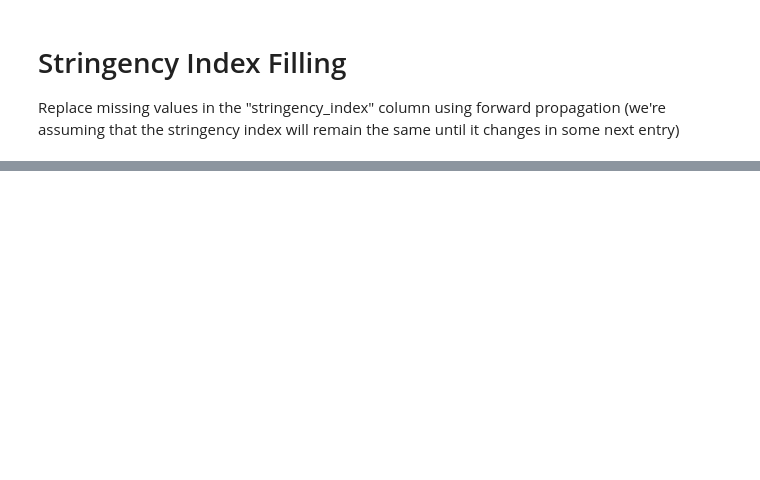
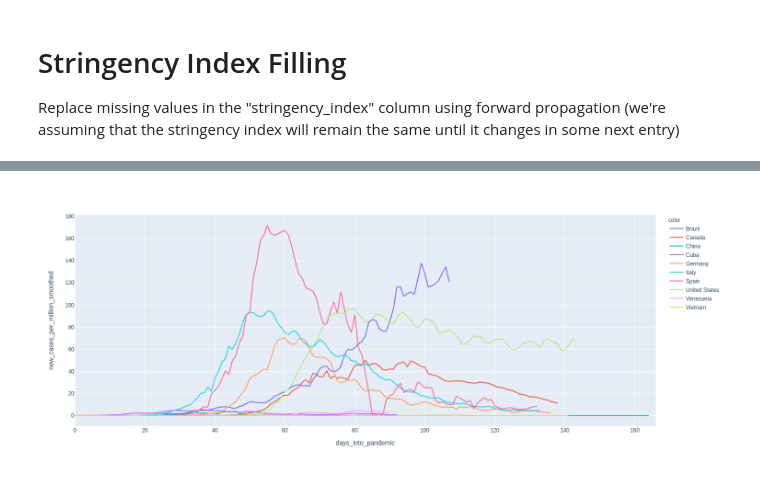
Before and after one commit to cmpaulo/corona, a Jupyter notebook: data_explorer_ML.ipynb, the cells around one changed output, grey strips where cells are left out. Drawn from its saved outputs; the diff is of its cells as text; code cells hidden in the pictures; blank space fills up the shorter version.

```diff
--- a/data_explorer_ML.ipynb
+++ b/data_explorer_ML.ipynb
@@ -243,0 +324,13 @@ NaN in column days_into_pandemic: 0.
+# %%
+data['new_cases_per_million_smoothed'] = data['new_cases_per_million'].groupby('location').rolling(5, center=True).mean().droplevel(0)    # for some reason, rolling combined in a group by results in duplication of index; thus, it must be removed with droplevel
+
+countries = ['Brazil', 'United States', 'Italy', 'Spain', 'China', 'Vietnam', 'Cuba', 'Venezuela', 'Germany', 'Canada']
+to_plot = data[data['days_into_pandemic'] >= 0].loc[countries]
+fig = px.line(to_plot, x='days_into_pandemic', y='new_cases_per_million_smoothed', color=to_plot.index.get_level_values('location'), height=600, width=1500)
+
+if github_page:
+    fig.show('png', height=600, width=1500)
+else:
+    fig.show()
+# %% [output]
+[figure, added]
```
Also changed, not shown: parts of 54 cells of this notebook, 9 other files.
